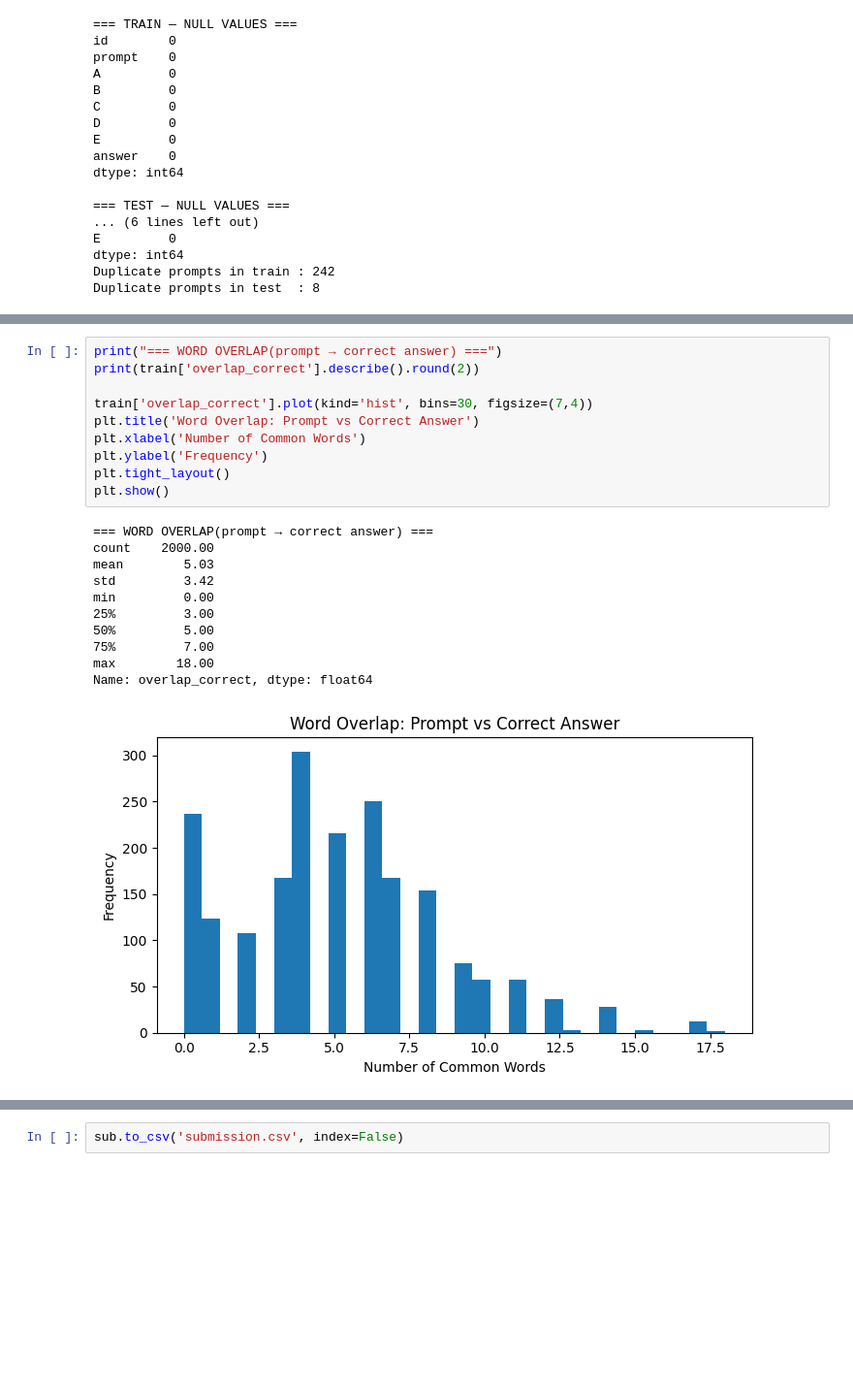
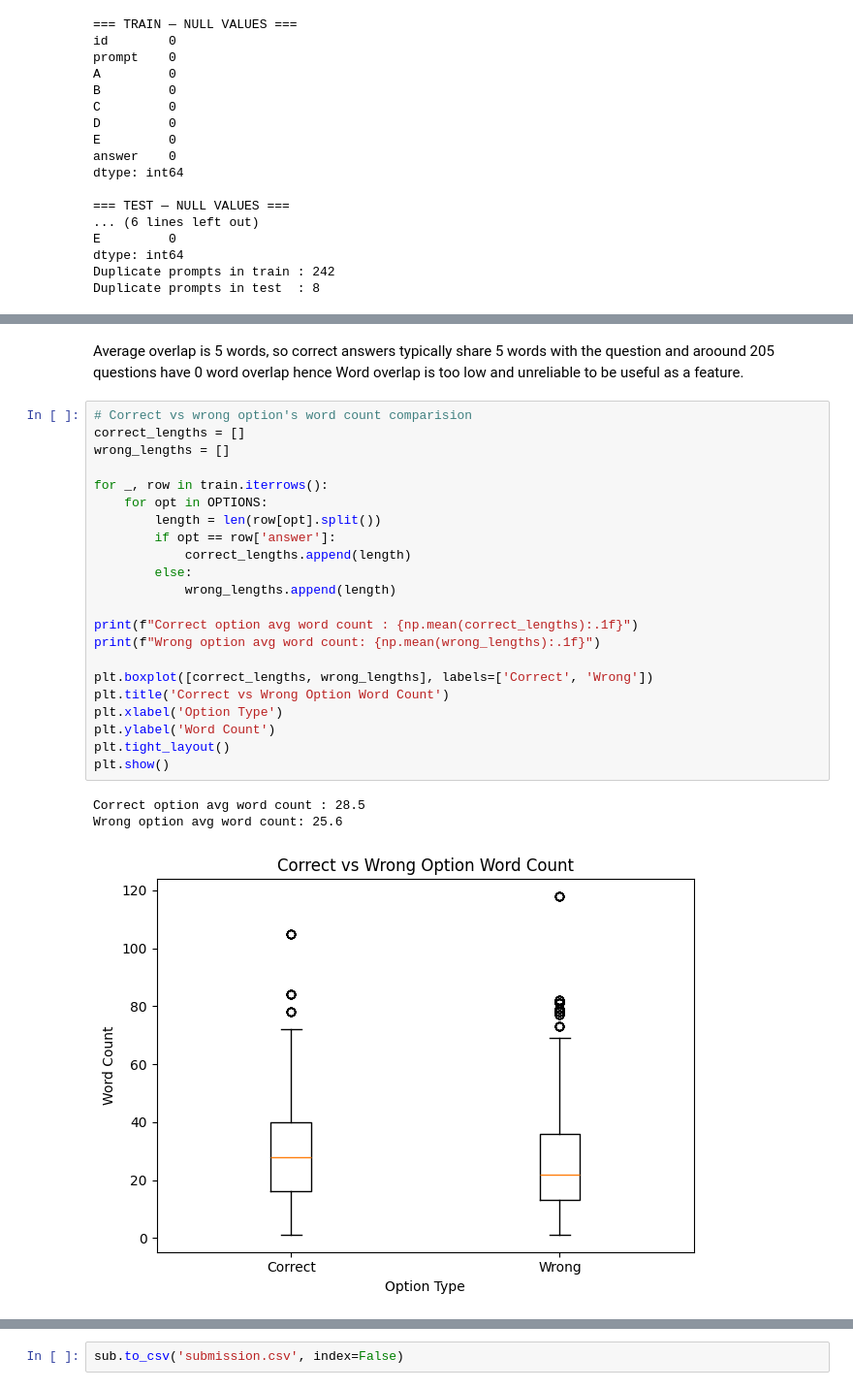
Before and after one commit to 23f2001548/DL-23f2001548-notebook-t22026, a Jupyter notebook: notebooks/DL-23f2001548-notebook-t22026.ipynb, the cells around one changed output, grey strips where cells are left out. Shown at 97% size. Saved outputs shown, nothing was run; the diff lists cells and outputs as text; blank space fills up the shorter version.

```diff
--- a/notebooks/DL-23f2001548-notebook-t22026.ipynb
+++ b/notebooks/DL-23f2001548-notebook-t22026.ipynb
@@ -219,22 +307,28 @@ train['overlap_correct'] = train.apply(lambda r: word_overlap(r['prompt'], r['co
-# %%
-print("=== WORD OVERLAP(prompt → correct answer) ===")
-print(train['overlap_correct'].describe().round(2))
-
-train['overlap_correct'].plot(kind='hist', bins=30, figsize=(7,4))
-plt.title('Word Overlap: Prompt vs Correct Answer')
-plt.xlabel('Number of Common Words')
-plt.ylabel('Frequency')
-plt.tight_layout()
-plt.show()
-# %% [output]
-=== WORD OVERLAP(prompt → correct answer) ===
-count    2000.00
-mean        5.03
-std         3.42
-min         0.00
-25%         3.00
-50%         5.00
-75%         7.00
-max        18.00
-Name: overlap_correct, dtype: float64
-[figure, removed]
+# %% [markdown]
+Average overlap is 5 words, so correct answers typically share 5 words with the question  and aroound 205 questions have 0 word overlap hence Word overlap is too low and unreliable to be useful as a feature.
+# %%
+# Correct vs wrong option's word count comparision
+correct_lengths = []
+wrong_lengths = []
+
+for _, row in train.iterrows():
+    for opt in OPTIONS:
+        length = len(row[opt].split())
+        if opt == row['answer']:
+            correct_lengths.append(length)
+        else:
+            wrong_lengths.append(length)
+
+print(f"Correct option avg word count : {np.mean(correct_lengths):.1f}")
+print(f"Wrong option avg word count: {np.mean(wrong_lengths):.1f}")
+
+plt.boxplot([correct_lengths, wrong_lengths], labels=['Correct', 'Wrong'])
+plt.title('Correct vs Wrong Option Word Count')
+plt.xlabel('Option Type')
+plt.ylabel('Word Count')
+plt.tight_layout()
+plt.show()
+# %% [output]
+Correct option avg word count : 28.5
+Wrong option avg word count: 25.6
+[figure, added]
```
Also changed, not shown: parts of 17 cells of this notebook.
